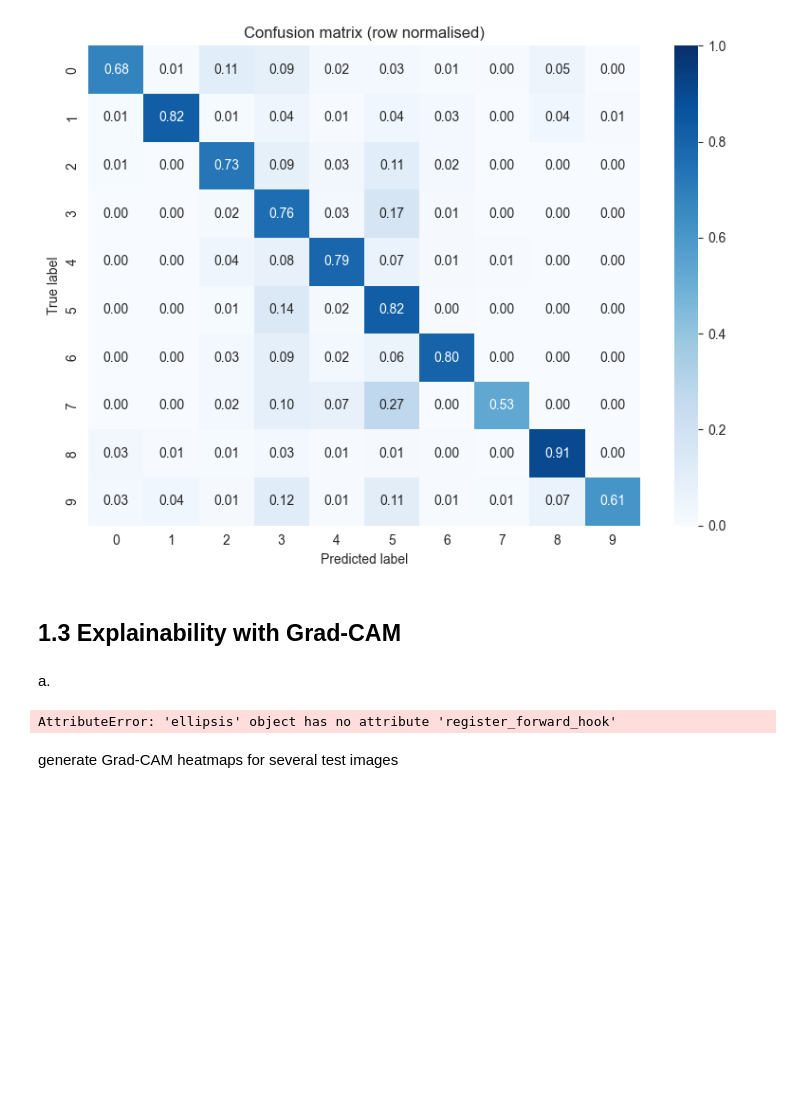
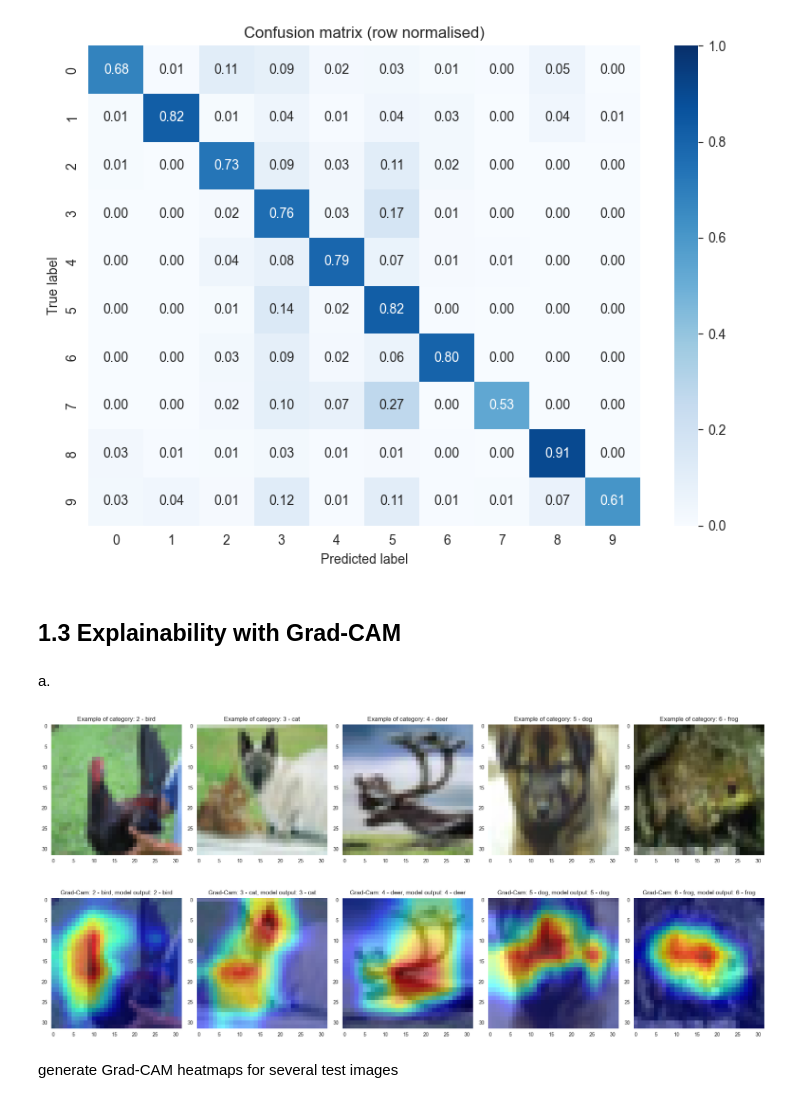
Before and after one commit to amirnadaBGU/deeplearning_hw3, a Jupyter notebook: Assignment3.ipynb, the cells around one changed output. Cells and saved outputs as stored; diff of their text form; code cells hidden in the pictures; blank space fills up the shorter version.

```diff
--- a/Assignment3.ipynb
+++ b/Assignment3.ipynb
@@ -469,11 +470,81 @@ from pytorch_grad_cam import GradCAM
 from pytorch_grad_cam.utils.image import show_cam_on_image, preprocess_image
 from pytorch_grad_cam.utils.model_targets import ClassifierOutputTarget
 
+# load the model again
+model = SimpleCNN.load_from_checkpoint("cnn_cifar10_best.ckpt")
+model.eval()
+
 # Define the target layer for Grad-CAM (adjust if needed)
-target_layer = ... # raise NotImplementedError("TODO: Implement this part")
+target_layer = model.features[-1][0]
 
 cam = GradCAM(model=model, target_layers=[target_layer])
-# %% [output]
-AttributeError: 'ellipsis' object has no attribute 'register_forward_hook'
+# %%
+from pytorch_grad_cam.utils.model_targets import ClassifierOutputTarget
+import random
+import numpy as np
+
+cifar10_mean = (0.4914, 0.4822, 0.4465)
+cifar10_std  = (0.2470, 0.2435, 0.2616)
+
+def get_class_name_from_idx(dictionary,idx):
+    for key, value in dictionary.items():
+        if value == idx:
+            return key
+def show_example_per_label(dataset):
+    sample_targets = []
+    sample_indices = []
+    random.seed(978)
+    for k,target in enumerate(dataset.targets):
+        if random.random() < 0.1:
+            if not target in sample_targets:
+                sample_indices.append(k)
+                sample_targets.append(target)
+    sorted_indices_by_target = np.argsort(sample_targets)
+
+    fig, axs = plt.subplots(nrows=2, ncols=5, figsize=(20, 10))
+
+    index = 0
+    for k in sorted_indices_by_target[2:7]:
+
+        rgb_img = dataset.data[sample_indices[k]]/255.0
+        category = sample_targets[k]
+        axs[0,index]. grid(False)
+        axs[0,index].set_title(f"Example of category: {category} - {get_class_name_from_idx(dataset.class_to_idx,sample_targets[k])}")
+        axs[0,index].imshow(rgb_img)
+
+        input_tensor = preprocess_image(rgb_img,mean=cifar10_mean,std=cifar10_std).float()
+
+        # Show what model predicted
+        with torch.no_grad():
+            logits = model(input_tensor)
+            probs = logits.softmax(dim=1).squeeze(0)
+            pred_idx  = int(probs.argmax())
+
+        grayscale_cam = cam(input_tensor=input_tensor, targets=[ClassifierOutputTarget(category)])
+        grayscale_cam = grayscale_cam[0, :]
+        visualization = show_cam_on_image(rgb_img, grayscale_cam, use_rgb=True)
+
+        axs[1,index]. grid(False)
+        axs[1,index].set_title(f"Grad-Cam: {category} - {get_class_name_from_idx(dataset.class_to_idx,sample_targets[k])}, model output: {pred_idx} - {get_class_name_from_idx(dataset.class_to_idx,pred_idx)}")
+        axs[1,index].imshow(visualization)
+        index += 1
+        if index == 5:
+             break
+    fig.tight_layout()
+    plt.show()
+
+show_example_per_label(test_dataset)
+
+
+# # You can also pass aug_smooth=True and eigen_smooth=True, to apply smoothing.
+# grayscale_cam = cam(input_tensor=input_tensor, targets=[ClassifierOutputTarget(0)])
+# # In this example grayscale_cam has only one image in the batch:
+# grayscale_cam = grayscale_cam[0, :]
+# visualization = show_cam_on_image(rgb_img, grayscale_cam, use_rgb=True)
+# # You can also get the model outputs without having to redo inference
+# model_outputs = cam.outputs
+# plt.imshow(visualization); plt.axis("off"); plt.show()
+# %% [output]
+[figure, added]
 # %% [markdown]
 generate Grad-CAM heatmaps for several test images
```
Also changed, not shown: parts of 5 cells of this notebook.
